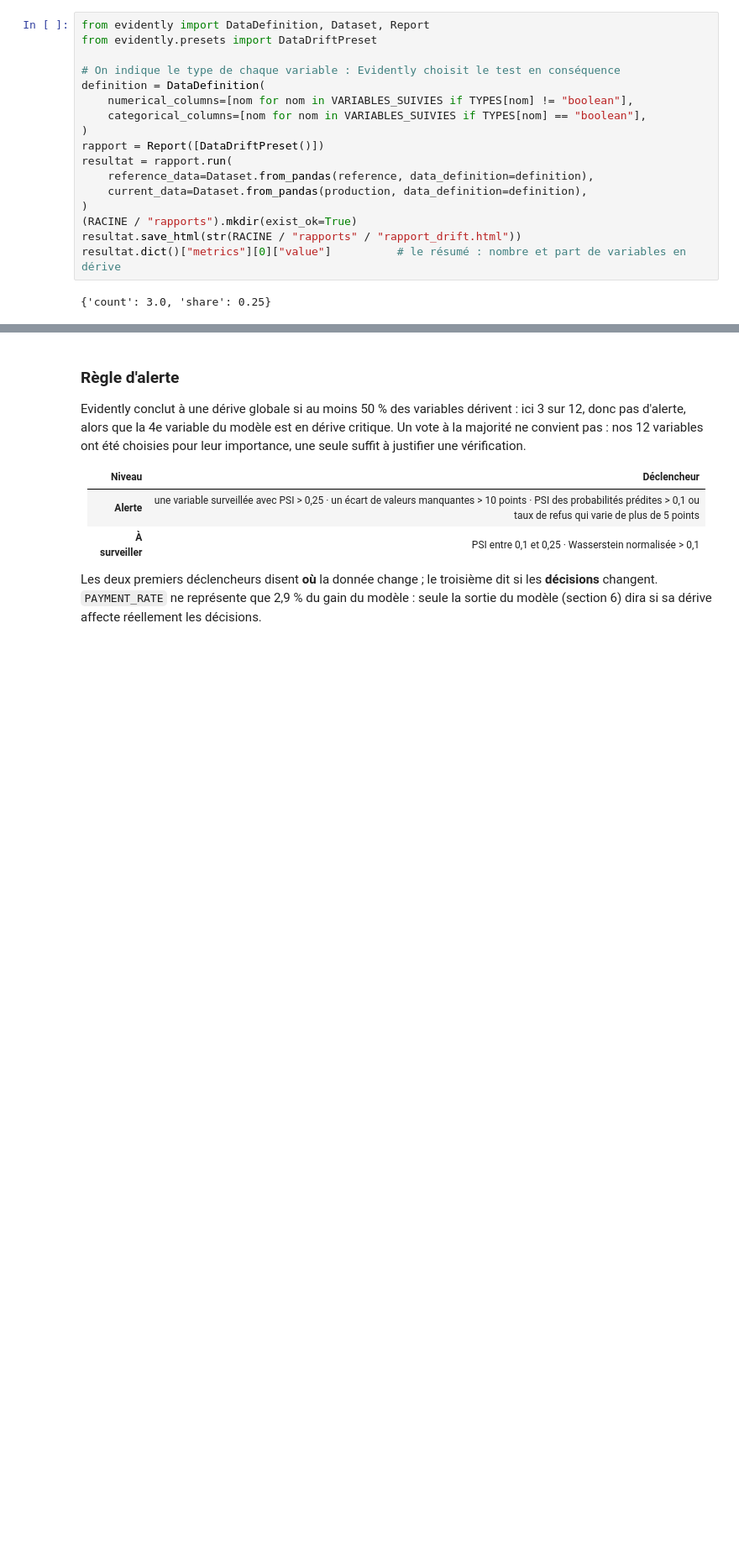
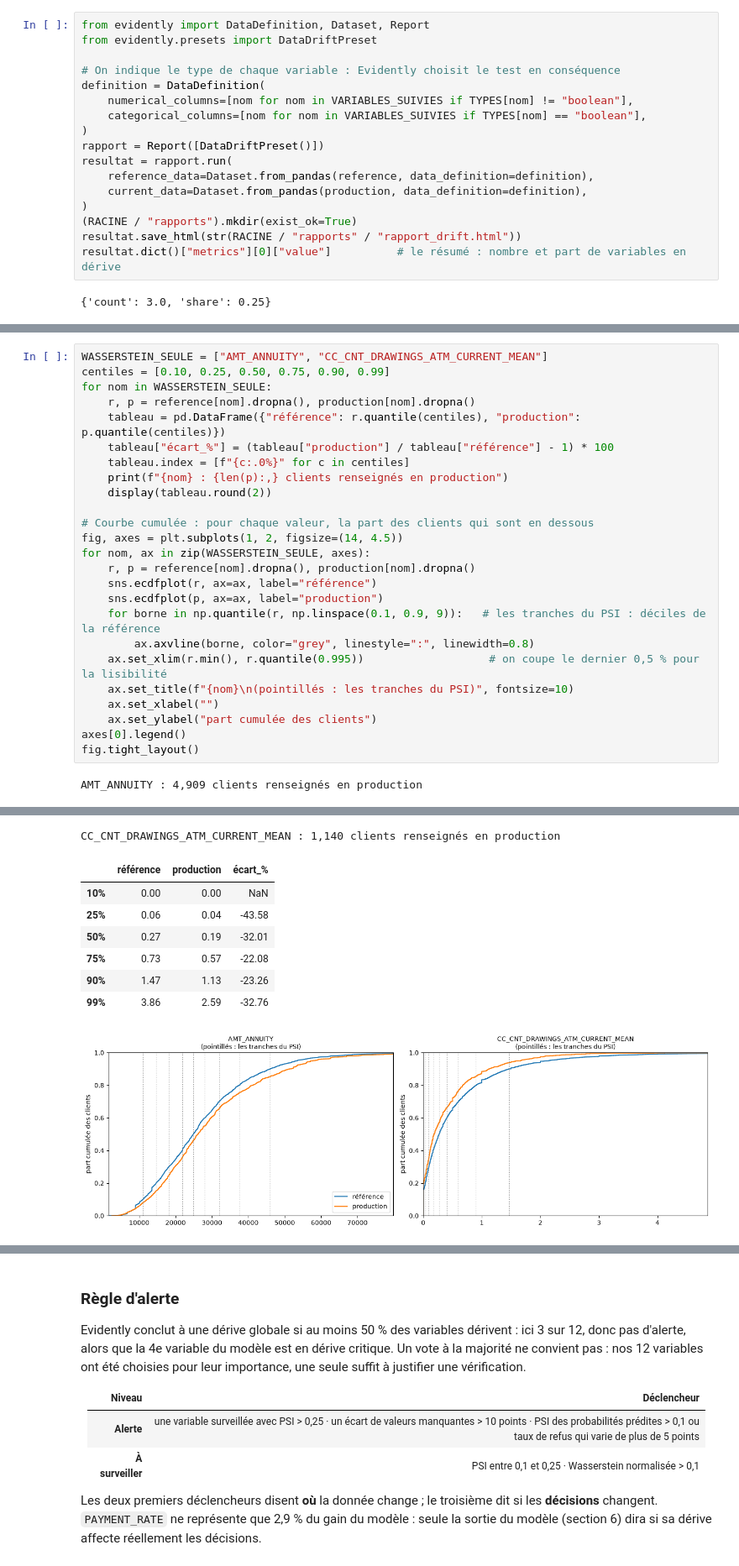
Before and after one commit to matthieudevivie/projet-8---Confirmez-vos-competences-en-MLOps---partie-2, a Jupyter notebook: notebooks/analyse_drift.ipynb, the cells around one changed output, grey strips where cells are left out. Shown at 84% size. Saved outputs shown, nothing was run; the diff lists cells and outputs as text; blank space fills up the shorter version.

Commit message:
Ajouter le rapport Evidently PSI et expliquer l'écart avec Wasserstein

```diff
--- a/notebooks/analyse_drift.ipynb
+++ b/notebooks/analyse_drift.ipynb
@@ -398,0 +424,27 @@ resultat.dict()["metrics"][0]["value"]          # le résumé : nombre et part d
+# %%
+WASSERSTEIN_SEULE = ["AMT_ANNUITY", "CC_CNT_DRAWINGS_ATM_CURRENT_MEAN"]
+centiles = [0.10, 0.25, 0.50, 0.75, 0.90, 0.99]
+for nom in WASSERSTEIN_SEULE:
+    r, p = reference[nom].dropna(), production[nom].dropna()
+    tableau = pd.DataFrame({"référence": r.quantile(centiles), "production": p.quantile(centiles)})
+    tableau["écart_%"] = (tableau["production"] / tableau["référence"] - 1) * 100
+    tableau.index = [f"{c:.0%}" for c in centiles]
+    print(f"{nom} : {len(p):,} clients renseignés en production")
+    display(tableau.round(2))
+
+# Courbe cumulée : pour chaque valeur, la part des clients qui sont en dessous
+fig, axes = plt.subplots(1, 2, figsize=(14, 4.5))
+for nom, ax in zip(WASSERSTEIN_SEULE, axes):
+    r, p = reference[nom].dropna(), production[nom].dropna()
+    sns.ecdfplot(r, ax=ax, label="référence")
+    sns.ecdfplot(p, ax=ax, label="production")
+    for borne in np.quantile(r, np.linspace(0.1, 0.9, 9)):   # les tranches du PSI : déciles de la référence
+        ax.axvline(borne, color="grey", linestyle=":", linewidth=0.8)
+    ax.set_xlim(r.min(), r.quantile(0.995))                   # on coupe le dernier 0,5 % pour la lisibilité
+    ax.set_title(f"{nom}\n(pointillés : les tranches du PSI)", fontsize=10)
+    ax.set_xlabel("")
+    ax.set_ylabel("part cumulée des clients")
+axes[0].legend()
+fig.tight_layout()
+# %% [output]
+AMT_ANNUITY : 4,909 clients renseignés en production
@@ -398,0 +458,9 @@ resultat.dict()["metrics"][0]["value"]          # le résumé : nombre et part d
+CC_CNT_DRAWINGS_ATM_CURRENT_MEAN : 1,140 clients renseignés en production
+|  | référence | production | écart_% |
+| 10% | 0.00 | 0.00 | NaN |
+| 25% | 0.06 | 0.04 | -43.58 |
+| 50% | 0.27 | 0.19 | -32.01 |
+| 75% | 0.73 | 0.57 | -22.08 |
+| 90% | 1.47 | 1.13 | -23.26 |
+| 99% | 3.86 | 2.59 | -32.76 |
+[figure, added]
```
Also changed, not shown: parts of 4 cells of this notebook, 2 other files.
